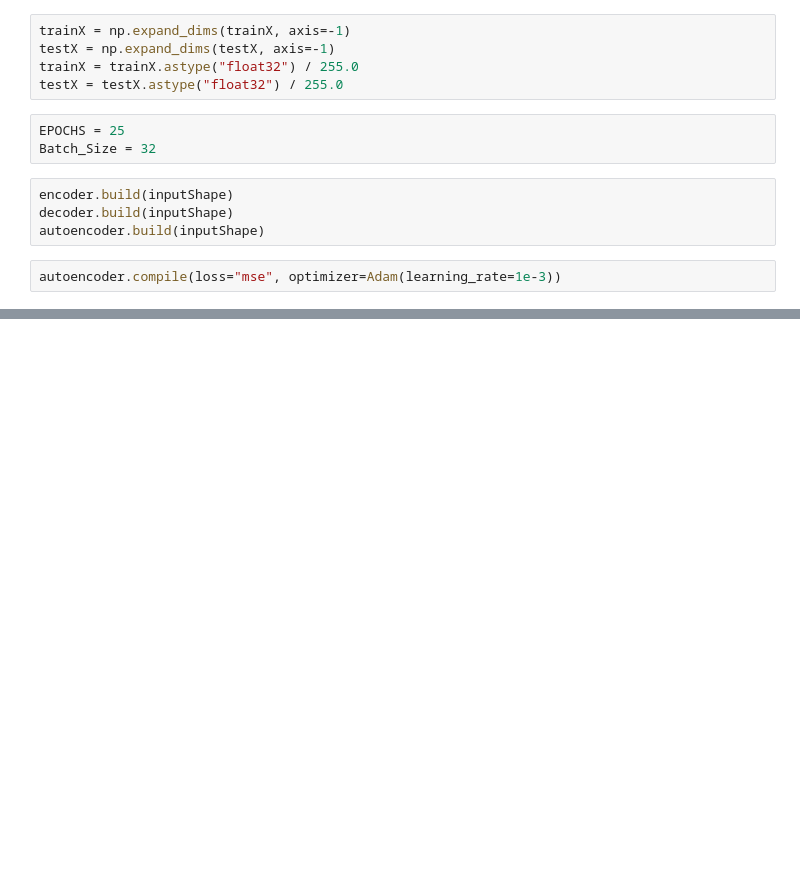
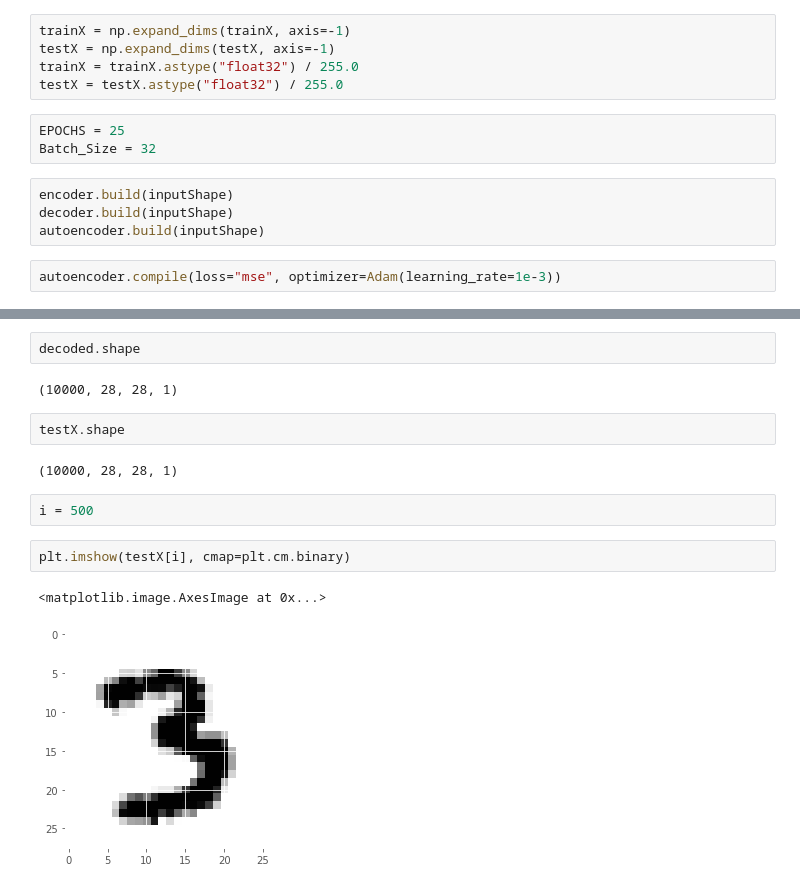
Before and after one commit to FennicOculus/Image-to-translation, a Jupyter notebook: Image_To_Image_Trans.ipynb, the cells around one changed output, grey strips where cells are left out. Cells and saved outputs as stored; diff of their text form; blank space fills up the shorter version.

```diff
--- a/Image_To_Image_Trans.ipynb
+++ b/Image_To_Image_Trans.ipynb
@@ -227,0 +245,15 @@ train_files[0]
+# %%
+decoded.shape
+# %% [output]
+(10000, 28, 28, 1)
+# %%
+testX.shape
+# %% [output]
+(10000, 28, 28, 1)
+# %%
+i = 500
+# %%
+plt.imshow(testX[i], cmap=plt.cm.binary)
+# %% [output]
+<matplotlib.image.AxesImage at 0x...>
+[figure, added]
```
Also changed, not shown: parts of 21 cells of this notebook.
